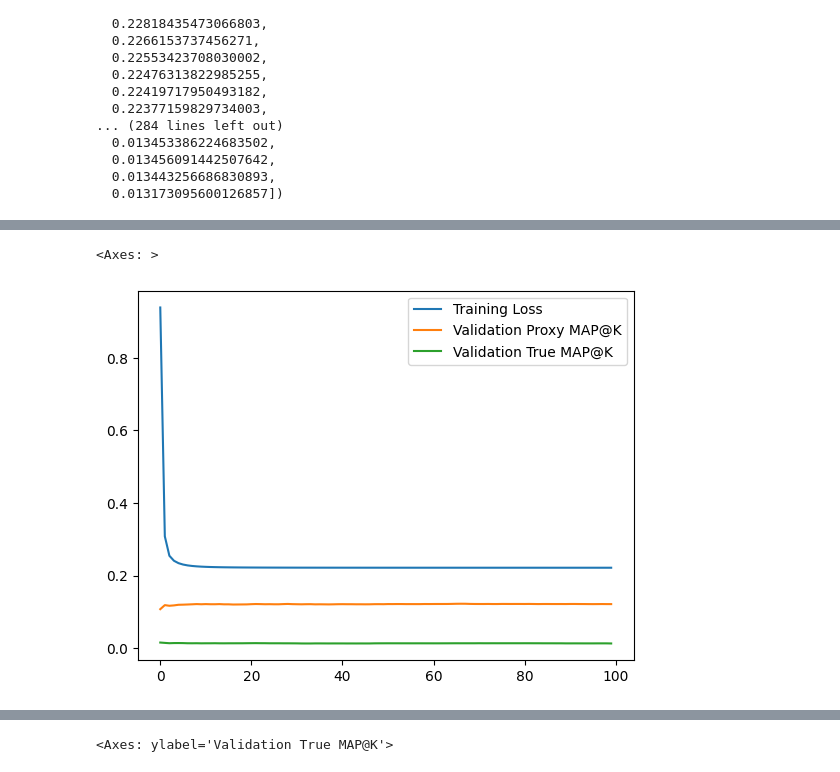
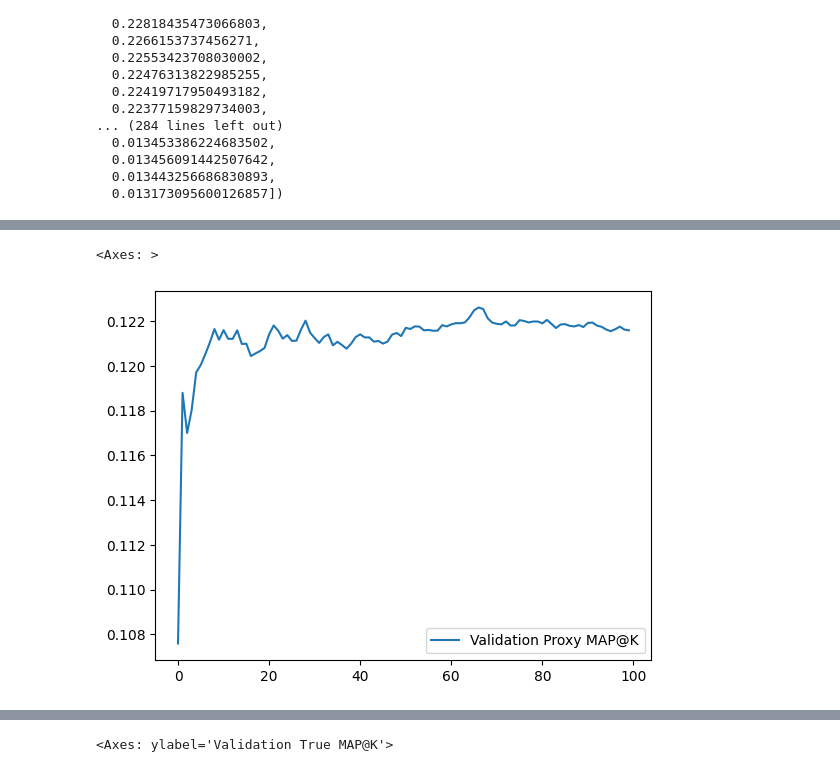
Before and after one commit to sebzhao/proxy-objective-recsys, a Jupyter notebook: movielens.ipynb, the cells around one changed output, grey strips where cells are left out. Drawn from its saved outputs; the diff is of its cells as text; code cells hidden in the pictures.

Commit message:
Add in MAP@K baselines

```diff
--- a/movielens.ipynb
+++ b/movielens.ipynb
@@ -257,3 +245,6 @@ training_losses, proxy_losses, true_losses
   0.013456091442507642,
   0.013443256686830893,
   0.013173095600126857])
+# %%
+baseline_recs = test_data.groupby('item_id').count().sort_values('user_id', ascending=False).index.values[:10] - 1
+baseline_recs
@@ -259,0 +253,4 @@ training_losses, proxy_losses, true_losses
+# %%
+# Proxy objective baseline
+proxy_obj_baseline = np.mean([apk(baseline_recs, test_data[test_data['user_id'] == i + 1]['item_id'].values - 1, np.where(test_rating_array[i, :])[0])[0] for i in range(len(test_rating_array))])
+print("Proxy objective baseline: " + str(proxy_obj_baseline))
@@ -259,0 +259,4 @@ training_losses, proxy_losses, true_losses
+# %%
+# True objective baseline
+true_obj_baseline = np.mean([apk(baseline_recs, test_data[test_data['user_id'] == i + 1]['item_id'].values - 1, np.where(test_rating_array[i, :])[0])[1] for i in range(len(test_rating_array))])
+print("True objective baseline: " + str(true_obj_baseline))
@@ -260,6 +265,6 @@ training_losses, proxy_losses, true_losses
 # %%
-data = np.hstack([np.array(training_losses).reshape(-1, 1), np.array(proxy_losses).reshape(-1, 1), np.array(true_losses).reshape(-1, 1)])
+data = np.hstack([np.array(training_losses).reshape(-1, 1), np.array(proxy_losses).reshape(-1, 1), np.array(true_losses).reshape(-1, 1), np.full((len(training_losses), 1), proxy_obj_baseline), np.full((len(training_losses), 1), true_obj_baseline)])
 data = pd.DataFrame(data)
-data = data.rename(mapper={0: 'Training Loss', 1: 'Validation Proxy MAP@K', 2: 'Validation True MAP@K'}, axis=1)
+data = data.rename(mapper={0: 'Training Loss', 1: 'Validation Proxy MAP@K', 2: 'Validation True MAP@K', 3: 'Proxy MAP@K Baseline', 4: 'True MAP@K Baseline'}, axis=1)
 data
 # %% [output]
@@ -279,5 +294,5 @@ data
 # %%
-sns.lineplot(data=data, dashes=False)
+sns.lineplot(data=data[['Validation Proxy MAP@K']].iloc[:100], dashes=False)
 # %% [output]
 <Axes: >
-[figure, old version]
+[figure, new version]
```
Also changed, not shown: parts of 15 cells of this notebook.
